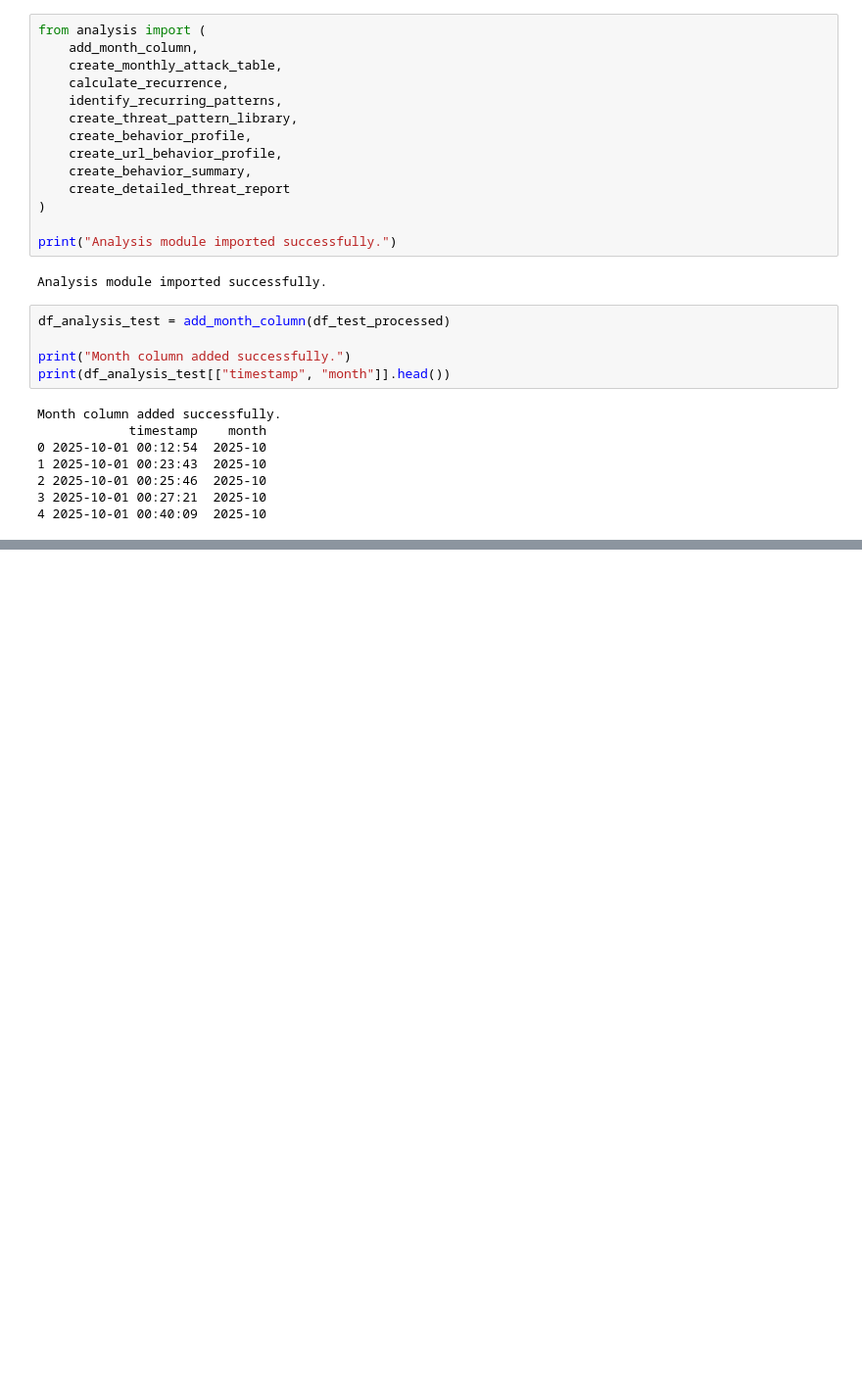
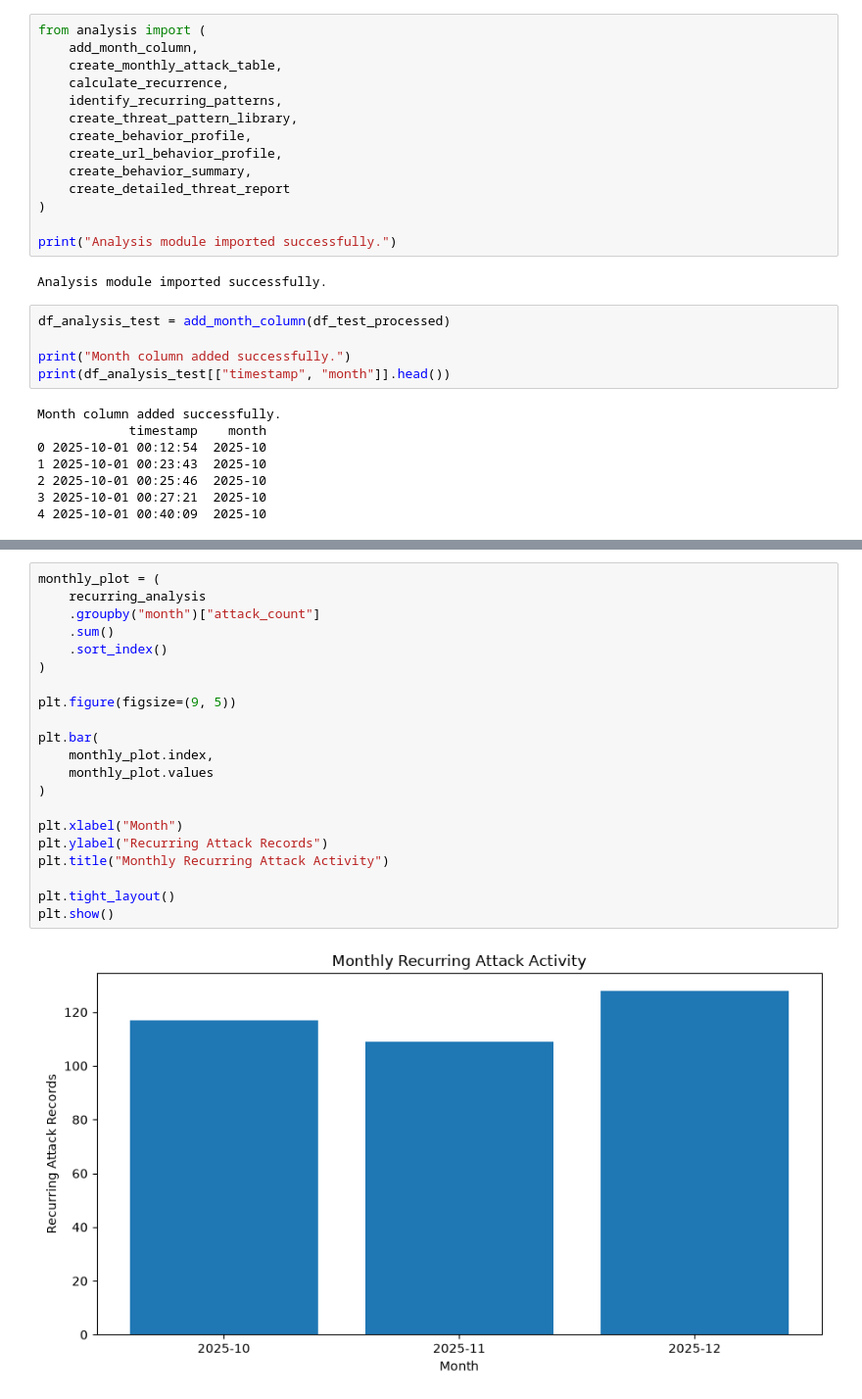
Before and after one commit to NidamanuriBhargav/cybersecurity-ai-threat-detection, a Jupyter notebook: notebooks/01_data_exploration.ipynb, the cells around one changed output, grey strips where cells are left out. Shown at 98% size. Saved outputs shown, nothing was run; the diff lists cells and outputs as text; blank space fills up the shorter version.

```diff
--- a/notebooks/01_data_exploration.ipynb
+++ b/notebooks/01_data_exploration.ipynb
@@ -3381,0 +4125,23 @@ Shape: (10, 20)
+# %%
+monthly_plot = (
+    recurring_analysis
+    .groupby("month")["attack_count"]
+    .sum()
+    .sort_index()
+)
+
+plt.figure(figsize=(9, 5))
+
+plt.bar(
+    monthly_plot.index,
+    monthly_plot.values
+)
+
+plt.xlabel("Month")
+plt.ylabel("Recurring Attack Records")
+plt.title("Monthly Recurring Attack Activity")
+
+plt.tight_layout()
+plt.show()
+# %% [output]
+[figure, added]
```
Also changed, not shown: parts of 43 cells of this notebook, 8 other files.
